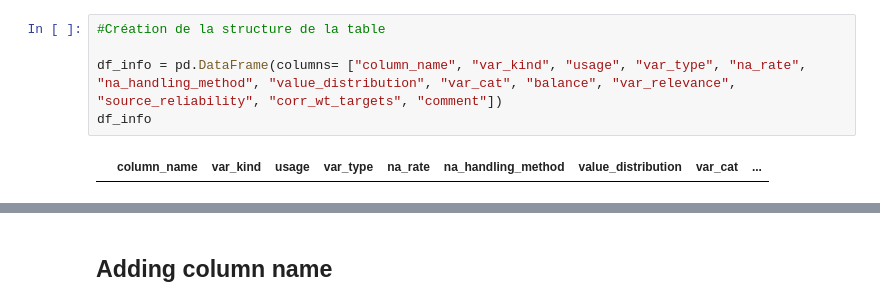
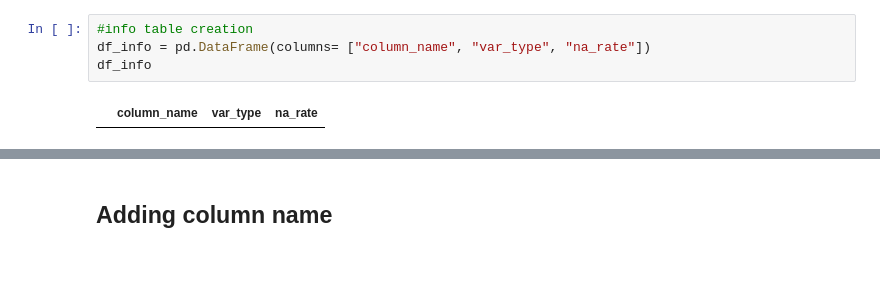
Before and after one commit to Coincoin-Dataduck/wildefires-da, a Jupyter notebook: initial-audit-tool.ipynb, the cells around one changed output, grey strips where cells are left out. Drawn from its saved outputs; the diff is of its cells as text; blank space fills up the shorter version.

```diff
--- a/initial-audit-tool.ipynb
+++ b/initial-audit-tool.ipynb
@@ -21,7 +42,6 @@ df
 # %%
-#Création de la structure de la table
-
-df_info = pd.DataFrame(columns= ["column_name", "var_kind", "usage", "var_type", "na_rate", "na_handling_method", "value_distribution", "var_cat", "balance", "var_relevance", "source_reliability", "corr_wt_targets", "comment"])
+#info table creation
+df_info = pd.DataFrame(columns= ["column_name", "var_type", "na_rate"])
 df_info
 # %% [output]
-|  | column_name | var_kind | usage | var_type | na_rate | na_handling_method | value_distribution | var_cat | ... |
+|  | column_name | var_type | na_rate |
```
Also changed, not shown: parts of 29 cells of this notebook.
